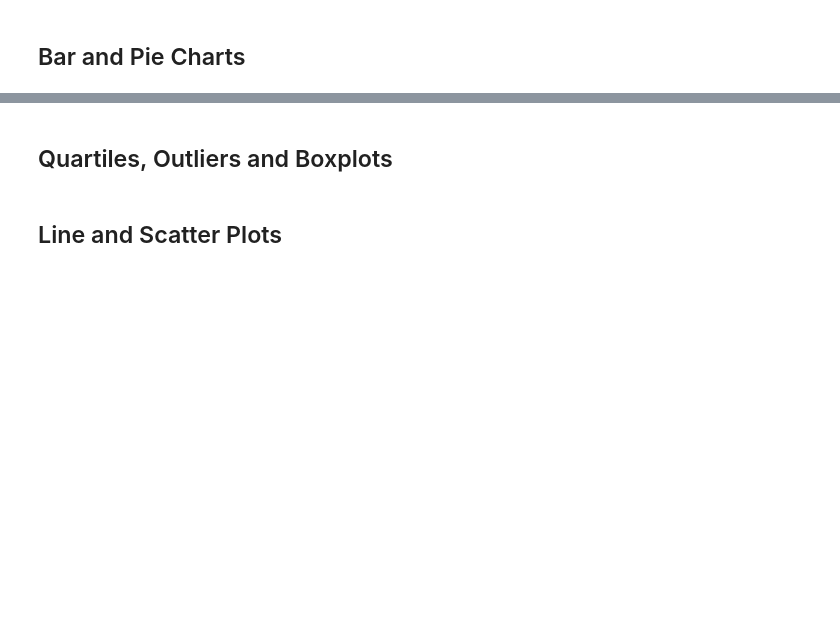
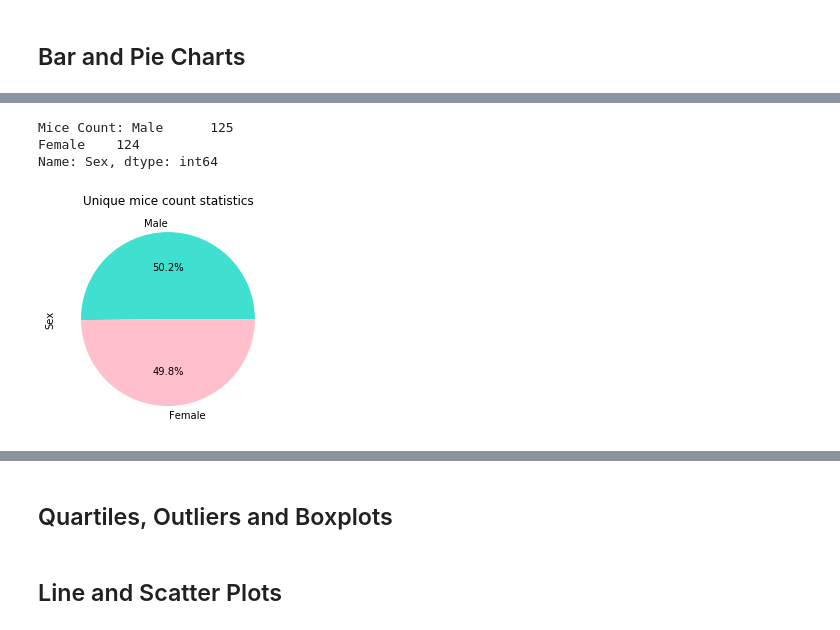
Before and after one commit to dsilva-v/matplotlib-challenge, a Jupyter notebook: Pymaceuticals/pymaceuticals_starter.ipynb, the cells around one changed output, grey strips where cells are left out. Saved outputs shown, nothing was run; the diff lists cells and outputs as text; code cells hidden in the pictures; blank space fills up the shorter version.

```diff
--- a/Pymaceuticals/pymaceuticals_starter.ipynb
+++ b/Pymaceuticals/pymaceuticals_starter.ipynb
@@ -148,0 +185,15 @@ summary_statistics_df
+# %%
+# Generate a pie plot showing the distribution of female versus male mice using pandas
+
+# Showing unique value counts for male vs female mice on cleaned data frame
+mice_unique_count = clean_df['Sex'].value_counts()
+print("Mice Count:", mice_unique_count)
+
+mice_unique_count.plot(kind='pie',colors= ['turquoise', 'pink'], autopct = '%1.1f%%')
+plt.title("Unique mice count statistics")
+plt.show()
+# %% [output]
+Mice Count: Male      125
+Female    124
+Name: Sex, dtype: int64
+[figure, added]
```
Also changed, not shown: parts of 6 cells of this notebook.
